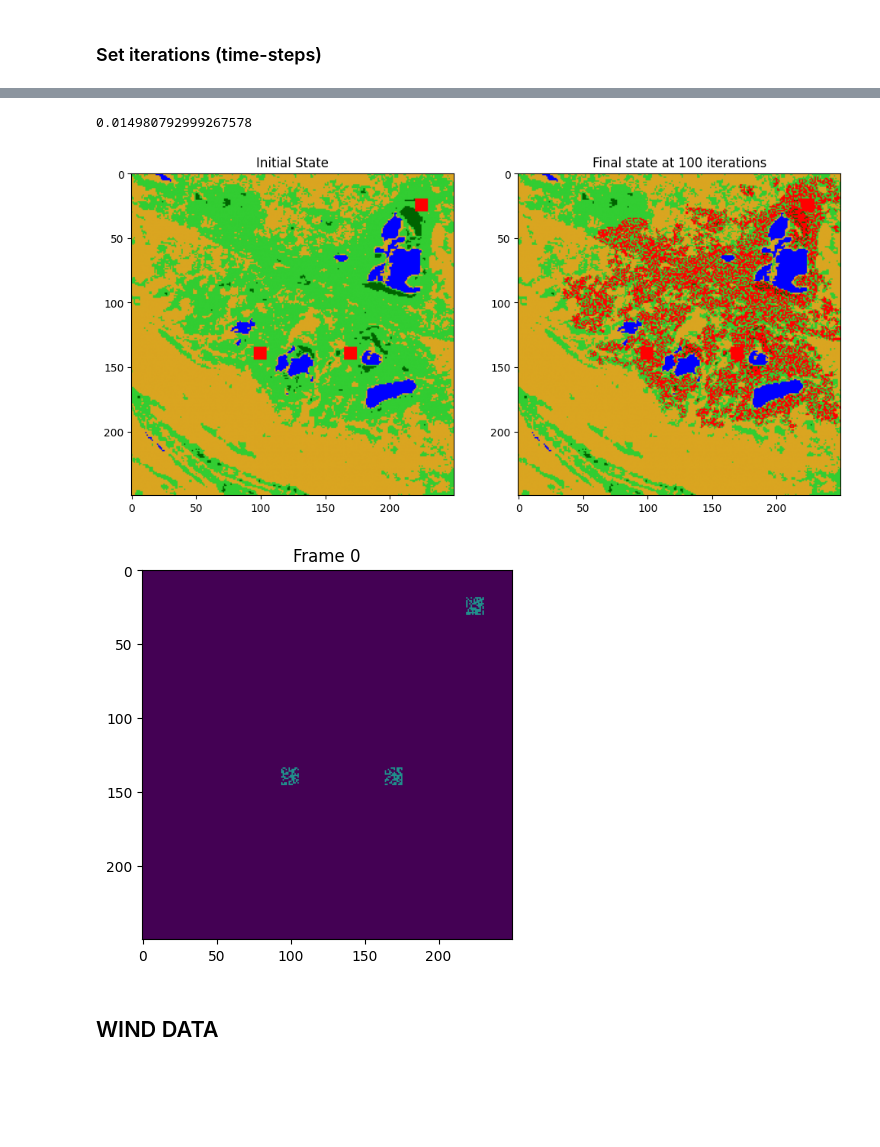
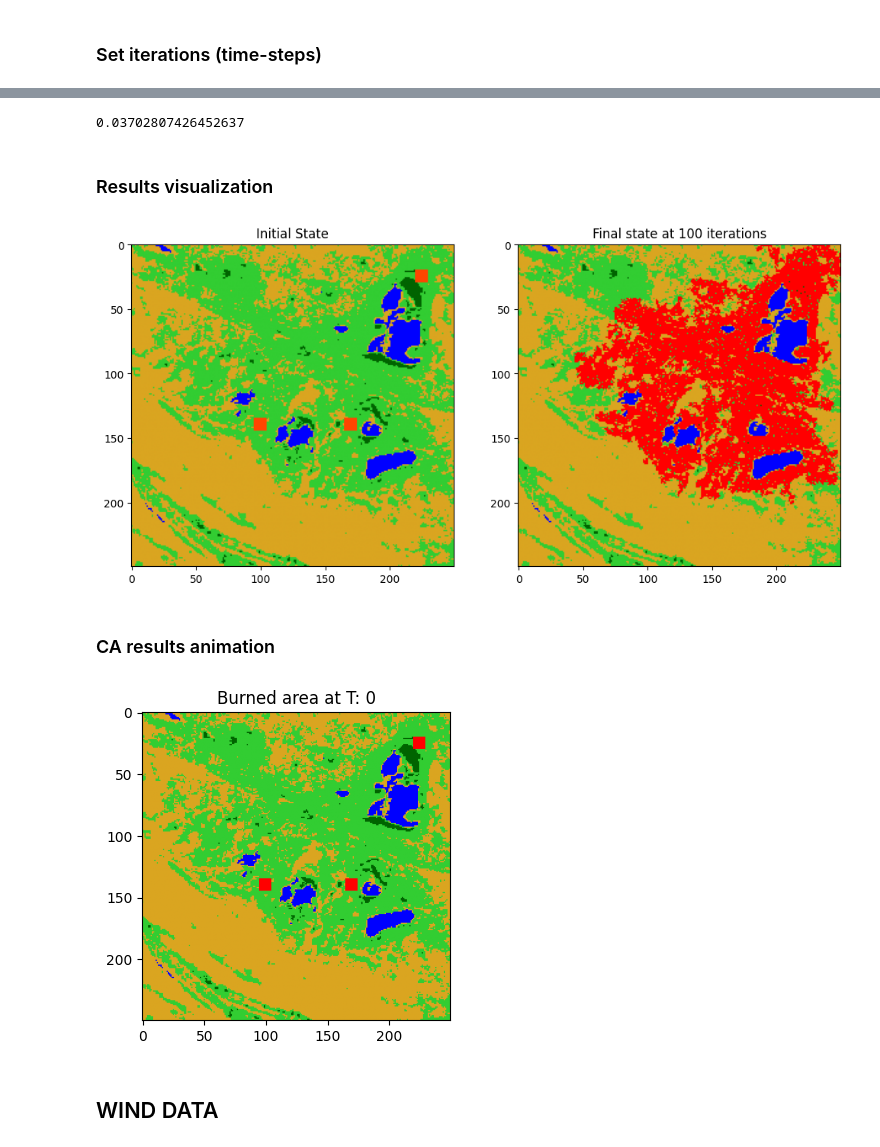
Before and after one commit to francobarrionuevoenv21/HPC_2025, a Jupyter notebook: Final_project/CA_Implt_GPUs_HPC2025.ipynb, the cells around one changed output, grey strips where cells are left out. Cells and saved outputs as stored; diff of their text form; code cells hidden in the pictures; blank space fills up the shorter version.

```diff
--- a/Final_project/CA_Implt_GPUs_HPC2025.ipynb
+++ b/Final_project/CA_Implt_GPUs_HPC2025.ipynb
@@ -572,6 +590,7 @@ randm_gpu_s2 = drv.mem_alloc(random_p_s2[0].nbytes)
 
 # Copy initial data to GPU
 drv.memcpy_htod(state_gpu_s2, state_s2_copy)
+drv.memcpy_htod(state_old_gpu_s2, state_s2_copy)
 drv.memcpy_htod(pburn_gpu_s2, p_burn_s2)
 
 # Define block and grid dimensions
@@ -589,6 +608,7 @@ for t in range(T):
     # Launch kernel
     compute_AC(
         state_gpu_s2,
+        state_old_gpu_s2,
         pburn_gpu_s2,
         randm_gpu_s2,
         np.int32(rows),
@@ -645,5 +634,8 @@ array([[[0, 0, 0, ..., 0, 0, 0],
 # %%
-end_GPU-start_GPU # in seconds
+# TOTAL TIME EXECUTION
+print(end_GPU-start_GPU) # in seconds
 # %% [output]
-0.014980792999267578
+0.03702807426452637
+# %% [markdown]
+### Results visualization
 # %%
@@ -654,33 +647,51 @@ FP_mask_CA = (result_s2 == 1)
 end_state = ini_state.copy()
 end_state[FP_mask_CA] = 55
 # %%
+# INITIAL STATE AND FINAL STATE VISUALIZATION AFTER T ITERATIONS
+
+cmap_123_02 = ListedColormap(['blue', 'goldenrod', 'limegreen', 'darkgreen', 'red'])
+
 fig, ax = plt.subplots(1, 2, figsize=(12,12)) # Correctly unpacks figure and axes
 
 ax[0].imshow(ini_state, cmap=cmap_123) # Use the first axes for the initial state
 ax[0].set_title("Initial State")
-ax[1].imshow(end_state , cmap=cmap_123) # Use the second axes for the final state
+ax[1].imshow(end_state , cmap=cmap_123_02) # Use the second axes for the final state
 ax[1].set_title("Final state at "+str(T)+" iterations")
 plt.show()
 # %% [output]
-[figure, old version]
+[figure, new version]
+# %% [markdown]
+### CA results animation
+# %%
+# CREATE A MATRIX MERGING GROUPPED DATA BY NDVI AND BURNT PIXELS
+
+temp_res_group = np.empty((temp_results.shape[0],
+                           temp_results.shape[1],
+                           temp_results.shape[2]), dtype=np.int32)
+
+for t in range(temp_results.shape[0]):
+  ndvi_group_temp = ndvi_group_slc_copy.copy()
+  mask_burnt = (temp_results[t] == 2)
+  ndvi_group_temp[mask_burnt] = 55
+  temp_res_group[t] =  ndvi_group_temp
 # %%
-import numpy as np
-import matplotlib.pyplot as plt
-import matplotlib.animation as animation
+# CREATE ANIMATION OF RESULTS AND VISUALIZE THEM
 
-# Example data: 20 frames of 10x10 arrays with values between 0–4
-data = temp_results
+fig, ax = plt.subplots(figsize=(4,4))
 
-fig, ax = plt.subplots()
-im = ax.imshow(data[0], cmap="viridis", vmin=data.min(), vmax=data.max())
+# Create the initial image for the animation
+im = ax.imshow(temp_res_group[0], cmap=cmap_123_02)
+ax.set_title(f"Burned area at T: 0") # Set initial title
 
 def update(frame):
-    im.set_array(data[frame])
-    ax.set_title(f"Frame {frame}")
+    im.set_array(temp_res_group[frame])
+    ax.set_title(f"Burned area at T: {frame}")
     return [im]
 
-ani = animation.FuncAnimation(fig, update, frames=data.shape[0], interval=300, blit=True)
-
+ani = animation.FuncAnimation(fig, update,
+                              frames=temp_res_group.shape[0],
+                              interval=300,
+                              blit=True)
 plt.show()
 # %% [output]
-[figure, old version]
+[figure, new version]
```
Also changed, not shown: parts of 32 cells of this notebook.
